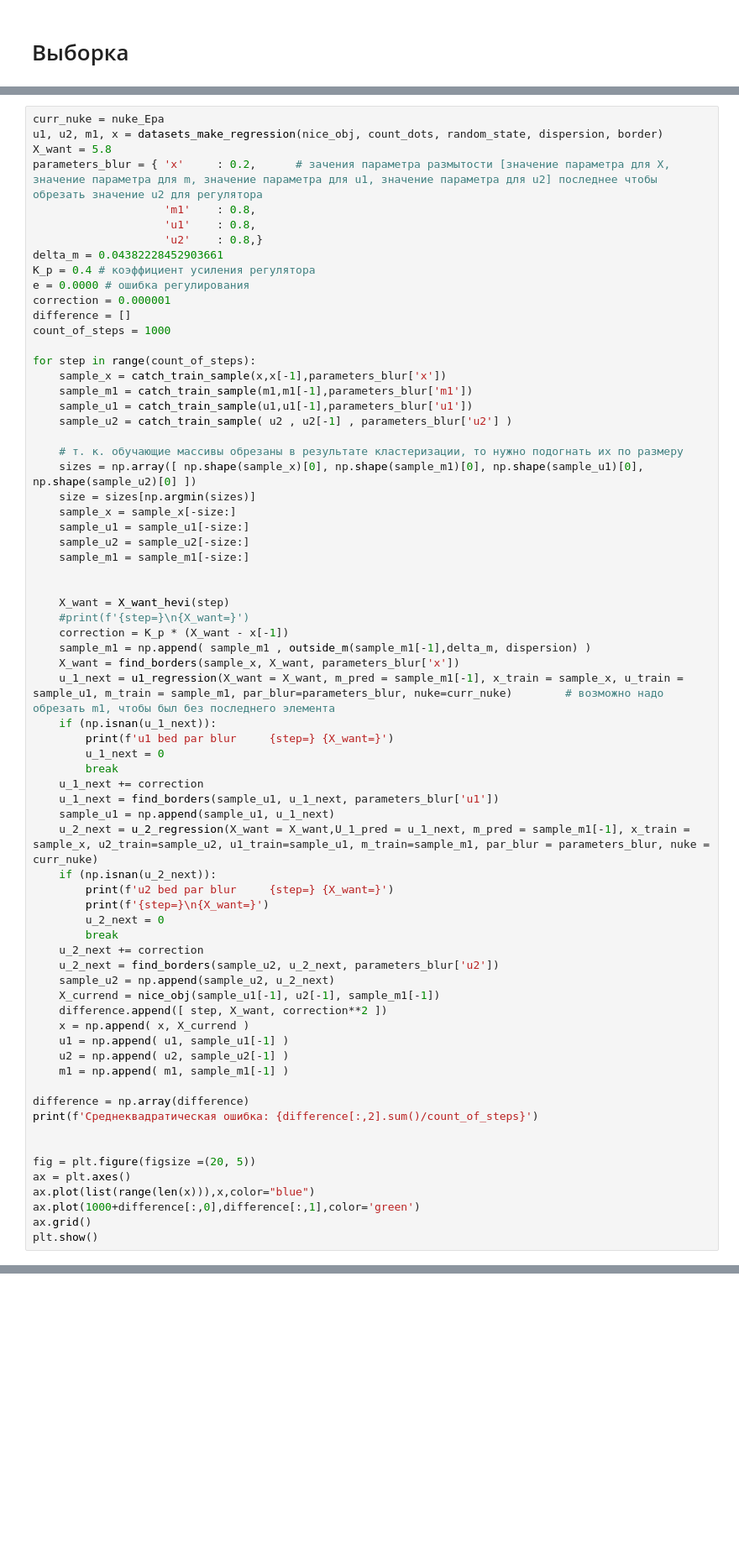
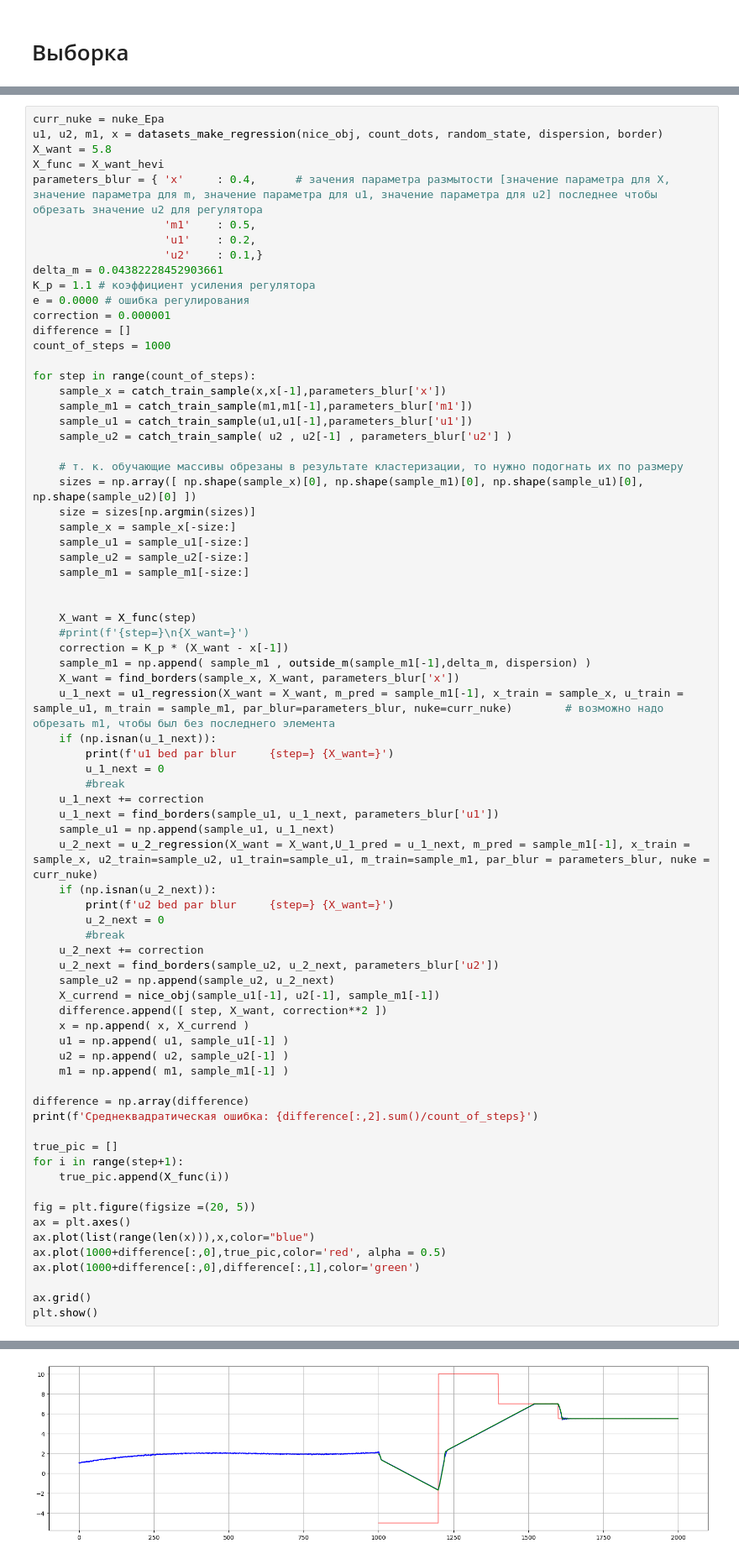
Before and after one commit to geseron/Adaptive_control_algorithm, a Jupyter notebook: Пампам.ipynb, the cells around one changed output, grey strips where cells are left out. Shown: that part at 84% size. Cells and saved outputs as stored; diff of their text form; blank space fills up the shorter version.

```diff
--- a/Пампам.ipynb
+++ b/Пампам.ipynb
@@ -155,12 +157,13 @@ def find_borders(train, dot, blur):
 curr_nuke = nuke_Epa
 u1, u2, m1, x = datasets_make_regression(nice_obj, count_dots, random_state, dispersion, border)
 X_want = 5.8
-parameters_blur = { 'x'     : 0.2,      # зачения параметра размытости [значение параметра для X, значение параметра для m, значение параметра для u1, значение параметра для u2] последнее чтобы обрезать значение u2 для регулятора
-                    'm1'    : 0.8,
-                    'u1'    : 0.8,
-                    'u2'    : 0.8,}
+X_func = X_want_hevi
+parameters_blur = { 'x'     : 0.4,      # зачения параметра размытости [значение параметра для X, значение параметра для m, значение параметра для u1, значение параметра для u2] последнее чтобы обрезать значение u2 для регулятора
+                    'm1'    : 0.5,
+                    'u1'    : 0.2,
+                    'u2'    : 0.1,}
 delta_m = 0.04382228452903661
-K_p = 0.4 # коэффициент усиления регулятора
+K_p = 1.1 # коэффициент усиления регулятора
 e = 0.0000 # ошибка регулирования
 correction = 0.000001
 difference = []
@@ -181,7 +184,7 @@ for step in range(count_of_steps):
     sample_m1 = sample_m1[-size:]
 
 
-    X_want = X_want_hevi(step)
+    X_want = X_func(step)
     #print(f'{step=}\n{X_want=}')
     correction = K_p * (X_want - x[-1])
     sample_m1 = np.append( sample_m1 , outside_m(sample_m1[-1],delta_m, dispersion) )
@@ -190,16 +193,15 @@ for step in range(count_of_steps):
     if (np.isnan(u_1_next)):
         print(f'u1 bed par blur     {step=} {X_want=}')
         u_1_next = 0
-        break
+        #break
     u_1_next += correction
     u_1_next = find_borders(sample_u1, u_1_next, parameters_blur['u1'])
     sample_u1 = np.append(sample_u1, u_1_next)
     u_2_next = u_2_regression(X_want = X_want,U_1_pred = u_1_next, m_pred = sample_m1[-1], x_train = sample_x, u2_train=sample_u2, u1_train=sample_u1, m_train=sample_m1, par_blur = parameters_blur, nuke = curr_nuke)
     if (np.isnan(u_2_next)):
         print(f'u2 bed par blur     {step=} {X_want=}')
-        print(f'{step=}\n{X_want=}')
         u_2_next = 0
-        break
+        #break
     u_2_next += correction
     u_2_next = find_borders(sample_u2, u_2_next, parameters_blur['u2'])
     sample_u2 = np.append(sample_u2, u_2_next)
@@ -213,11 +215,16 @@ for step in range(count_of_steps):
 difference = np.array(difference)
 print(f'Среднеквадратическая ошибка: {difference[:,2].sum()/count_of_steps}')
 
+true_pic = []
+for i in range(step+1):
+    true_pic.append(X_func(i))
 
 fig = plt.figure(figsize =(20, 5))
 ax = plt.axes()
 ax.plot(list(range(len(x))),x,color="blue")
+ax.plot(1000+difference[:,0],true_pic,color='red', alpha = 0.5)
 ax.plot(1000+difference[:,0],difference[:,1],color='green')
+
 ax.grid()
 plt.show()
 # %% [output]
@@ -226,3 +234,4 @@ IndexError: too many indices for array: array is 1-dimensional, but 2 were index
+[figure, added]
 # %%
 fig = plt.figure(figsize =(20, 5))
 ax = plt.axes()
```
Also changed, not shown: parts of 11 cells of this notebook.
